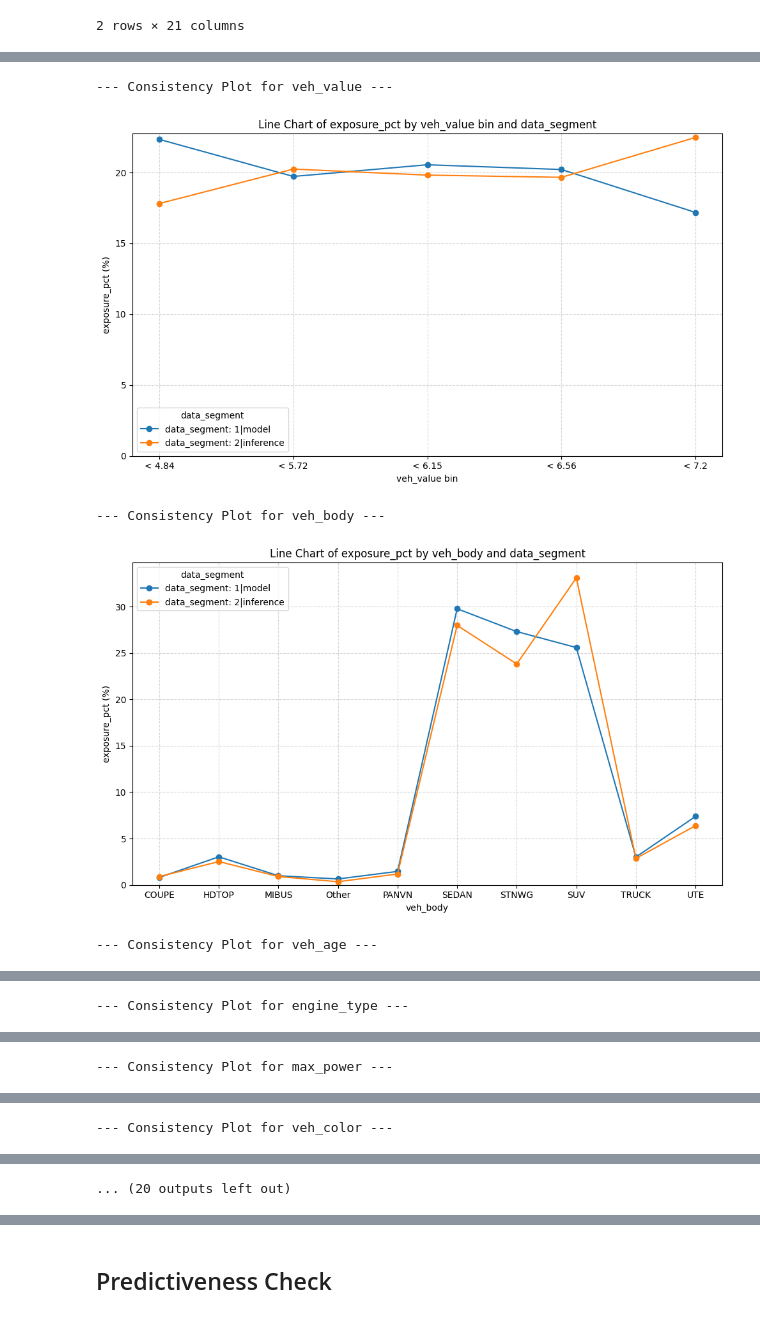
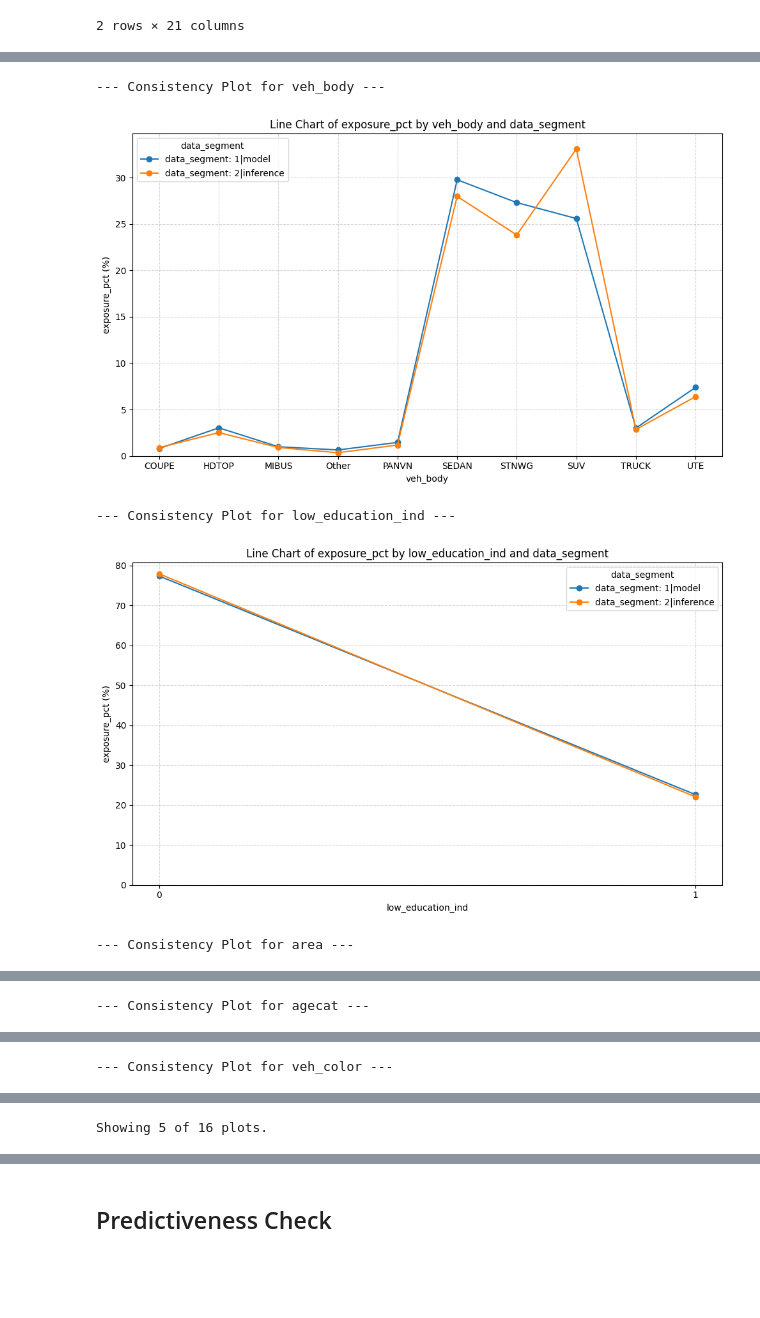
Before and after one commit to mengjin67/data_science_bootcamp_lecture_1, a Jupyter notebook: analysis_pipeline/2_data_exploration.ipynb, the cells around one changed output, grey strips where cells are left out. Drawn from its saved outputs; the diff is of its cells as text; code cells hidden in the pictures; blank space fills up the shorter version.

```diff
--- a/analysis_pipeline/2_data_exploration.ipynb
+++ b/analysis_pipeline/2_data_exploration.ipynb
@@ -236,6 +242,11 @@ policy_pred_lst = ['gender', 'agecat', 'e_bill' ]
 driving_behavior_pred_lst = ['area', 'time_of_week_driven', 'time_driven']
 demo_pred_lst = ['marital_status', 'low_education_ind', 'credit_score', 'driving_history_score']
 pred_lst = veh_pred_lst + policy_pred_lst + driving_behavior_pred_lst + demo_pred_lst
+
+# Predictors to plot in the notebook, in this order
+show_vars = ['veh_value', 'veh_body', 'credit_score', 'driving_history_score', 'low_education_ind']
+# Predictors to plot in the consistency check: similar distributions in model and inference data
+consistency_vars = ['veh_body', 'low_education_ind', 'area', 'agecat', 'veh_color']
 cols = ['data_segment', 'exposure'] + pred_lst
 
 # Concatenate model_data[cols] and inference_data[cols] vertically
@@ -258,18 +269,18 @@ Combined data shape: (30000, 18)
 # %%
 import sys
 sys.path.append(os.path.abspath(".."))
 from analysis_tool_chest.data_exploration import ConsistencyCheckList
 
 ccl = ConsistencyCheckList(
     data=combined_expo_pred_data,
     pred_var_lst=pred_lst,
     expo_var='exposure',
     year_var='data_segment')
 ccl.run_all()
-ccl.plot_all()
+ccl.plot_all(show_vars=consistency_vars)
 # %% [output]
---- Consistency Plot for veh_value ---
+--- Consistency Plot for veh_body ---
-[figure, old version]
+[figure, new version]
---- Consistency Plot for veh_body ---
+--- Consistency Plot for low_education_ind ---
-[figure, old version]
+[figure, new version]
---- Consistency Plot for veh_age ---
+--- Consistency Plot for area ---
@@ -277 +288 @@ ccl.plot_all()
---- Consistency Plot for engine_type ---
+--- Consistency Plot for agecat ---
@@ -279 +290 @@ ccl.plot_all()
---- Consistency Plot for max_power ---
+--- Consistency Plot for veh_color ---
@@ -281 +292 @@ ccl.plot_all()
---- Consistency Plot for veh_color ---
+Showing 5 of 16 plots.
@@ -283 +292,0 @@ ccl.plot_all()
-... (20 outputs left out)
```
Also changed, not shown: parts of 7 cells of this notebook, 4 other files.
